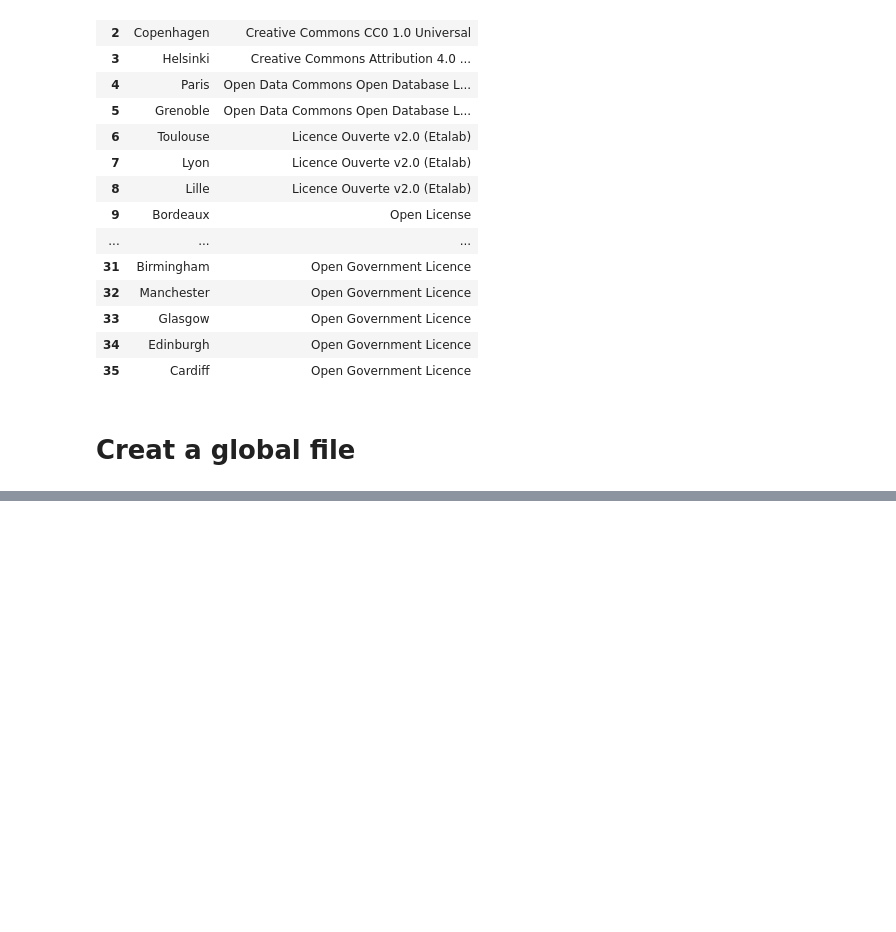
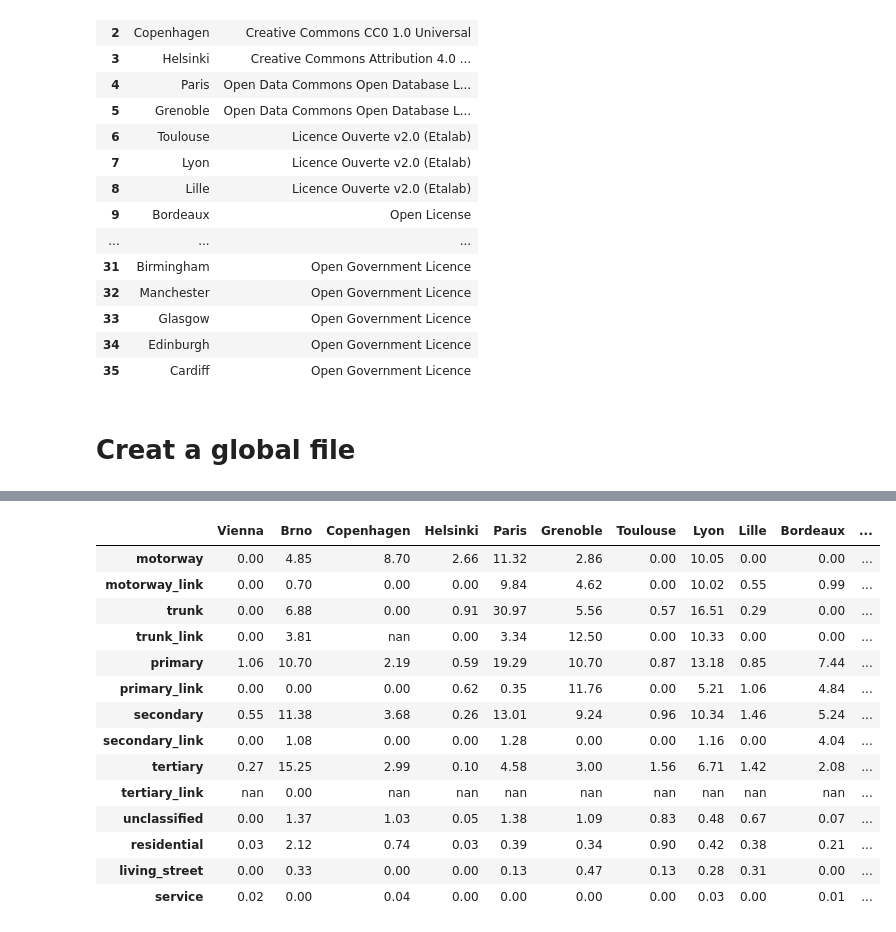
Before and after one commit to XavB64/traffic-volume-data-EU-cities, a Jupyter notebook: assets/dataset_statistics.ipynb, the cells around one changed output, grey strips where cells are left out. Saved outputs shown, nothing was run; the diff lists cells and outputs as text; code cells hidden in the pictures; blank space fills up the shorter version.

```diff
--- a/assets/dataset_statistics.ipynb
+++ b/assets/dataset_statistics.ipynb
@@ -563,0 +568,3 @@ gdf[[
+# %%
+df = pd.read_csv('cities_summary.csv', delimiter = ',')
+df = df.loc[df.treated_data]
@@ -563,0 +644,34 @@ gdf[[
+# %%
+df.reindex([
+    "motorway",
+    "motorway_link",
+    "trunk",
+    "trunk_link",
+    "primary",
+    "primary_link",
+    "secondary",
+    "secondary_link",
+    "tertiary",
+    "tertiary_link",
+    "unclassified",
+    "residential",
+    "living_street",
+    "service",
+
+]).style.background_gradient(cmap = 'Reds', vmin = 0, vmax = 20).format(precision = 2)
+# %% [output]
+|  | Vienna | Brno | Copenhagen | Helsinki | Paris | Grenoble | Toulouse | Lyon | Lille | Bordeaux | ... |
+| motorway | 0.00 | 4.85 | 8.70 | 2.66 | 11.32 | 2.86 | 0.00 | 10.05 | 0.00 | 0.00 | ... |
+| motorway_link | 0.00 | 0.70 | 0.00 | 0.00 | 9.84 | 4.62 | 0.00 | 10.02 | 0.55 | 0.99 | ... |
+| trunk | 0.00 | 6.88 | 0.00 | 0.91 | 30.97 | 5.56 | 0.57 | 16.51 | 0.29 | 0.00 | ... |
+| trunk_link | 0.00 | 3.81 | nan | 0.00 | 3.34 | 12.50 | 0.00 | 10.33 | 0.00 | 0.00 | ... |
+| primary | 1.06 | 10.70 | 2.19 | 0.59 | 19.29 | 10.70 | 0.87 | 13.18 | 0.85 | 7.44 | ... |
+| primary_link | 0.00 | 0.00 | 0.00 | 0.62 | 0.35 | 11.76 | 0.00 | 5.21 | 1.06 | 4.84 | ... |
+| secondary | 0.55 | 11.38 | 3.68 | 0.26 | 13.01 | 9.24 | 0.96 | 10.34 | 1.46 | 5.24 | ... |
+| secondary_link | 0.00 | 1.08 | 0.00 | 0.00 | 1.28 | 0.00 | 0.00 | 1.16 | 0.00 | 4.04 | ... |
+| tertiary | 0.27 | 15.25 | 2.99 | 0.10 | 4.58 | 3.00 | 1.56 | 6.71 | 1.42 | 2.08 | ... |
+| tertiary_link | nan | 0.00 | nan | nan | nan | nan | nan | nan | nan | nan | ... |
+| unclassified | 0.00 | 1.37 | 1.03 | 0.05 | 1.38 | 1.09 | 0.83 | 0.48 | 0.67 | 0.07 | ... |
+| residential | 0.03 | 2.12 | 0.74 | 0.03 | 0.39 | 0.34 | 0.90 | 0.42 | 0.38 | 0.21 | ... |
+| living_street | 0.00 | 0.33 | 0.00 | 0.00 | 0.13 | 0.47 | 0.13 | 0.28 | 0.31 | 0.00 | ... |
+| service | 0.02 | 0.00 | 0.04 | 0.00 | 0.00 | 0.00 | 0.00 | 0.03 | 0.00 | 0.01 | ... |
```
Also changed, not shown: parts of 4 cells of this notebook, 1 other file.
